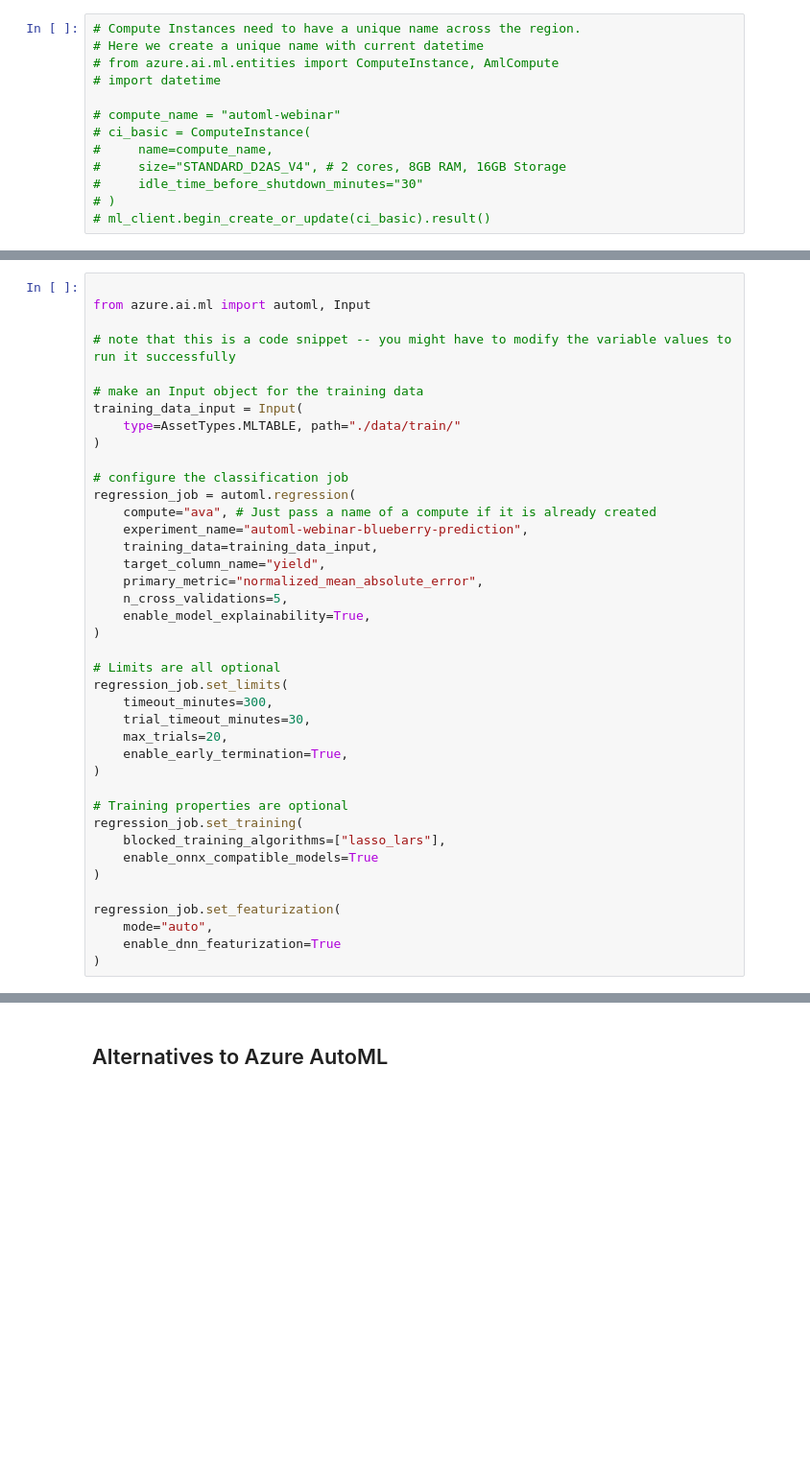
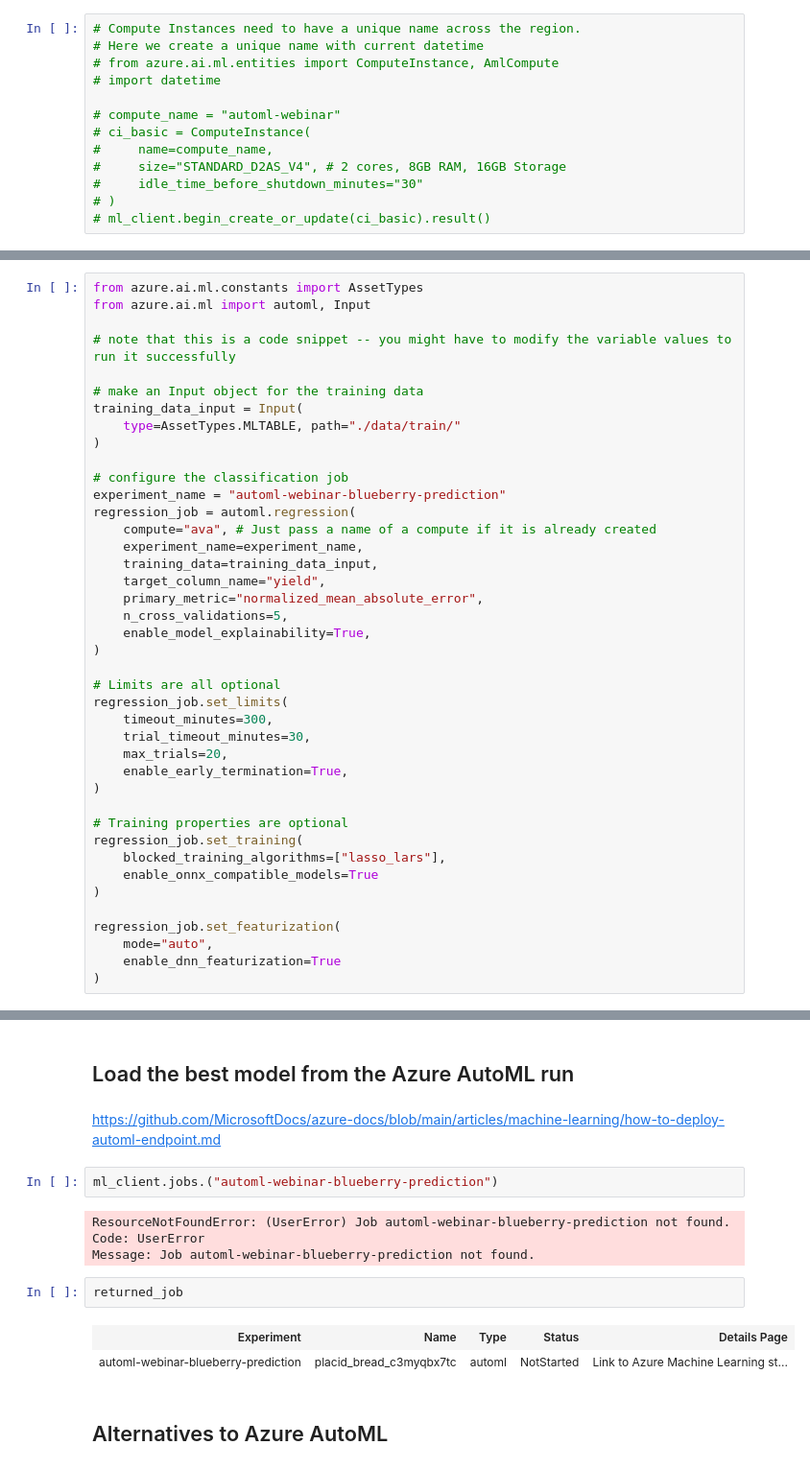
Before and after one commit to LeonardPuettmann/azure-automl-webinar, a Jupyter notebook: automl.ipynb, the cells around one changed output, grey strips where cells are left out. Shown at 96% size. Saved outputs shown, nothing was run; the diff lists cells and outputs as text; blank space fills up the shorter version.

```diff
--- a/automl.ipynb
+++ b/automl.ipynb
@@ -145,5 +128,5 @@ ml_client.data.create_or_update(my_data)
 # %%
-
+from azure.ai.ml.constants import AssetTypes
 from azure.ai.ml import automl, Input
 
 # note that this is a code snippet -- you might have to modify the variable values to run it successfully
@@ -154,9 +137,10 @@ training_data_input = Input(
 )
 
 # configure the classification job
+experiment_name = "automl-webinar-blueberry-prediction"
 regression_job = automl.regression(
     compute="ava", # Just pass a name of a compute if it is already created
-    experiment_name="automl-webinar-blueberry-prediction",
+    experiment_name=experiment_name,
     training_data=training_data_input,
     target_column_name="yield",
     primary_metric="normalized_mean_absolute_error",
@@ -214,2 +198,17 @@ validation_data:
+# %% [markdown]
+## Load the best model from the Azure AutoML run
+# %% [markdown]
+https://github.com/MicrosoftDocs/azure-docs/blob/main/articles/machine-learning/how-to-deploy-automl-endpoint.md
+# %%
+ml_client.jobs.("automl-webinar-blueberry-prediction")
+# %% [output]
+ResourceNotFoundError: (UserError) Job automl-webinar-blueberry-prediction not found.
+Code: UserError
+Message: Job automl-webinar-blueberry-prediction not found.
+# %%
+returned_job
+# %% [output]
+| Experiment | Name | Type | Status | Details Page |
+| automl-webinar-blueberry-prediction | placid_bread_c3myqbx7tc | automl | NotStarted | Link to Azure Machine Learning st... |
 # %% [markdown]
 ## Alternatives to Azure AutoML
```
Also changed, not shown: parts of 3 cells of this notebook, 1 other file.
